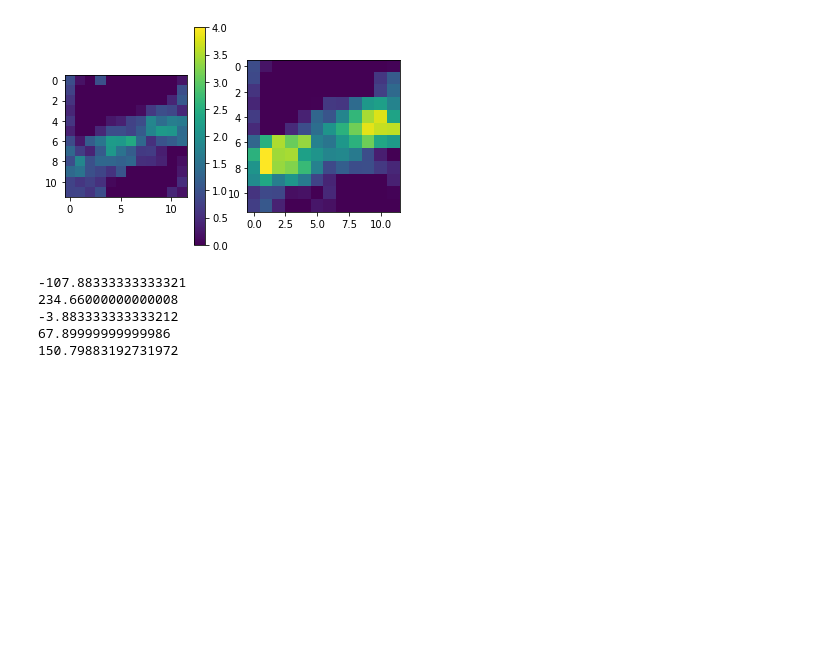
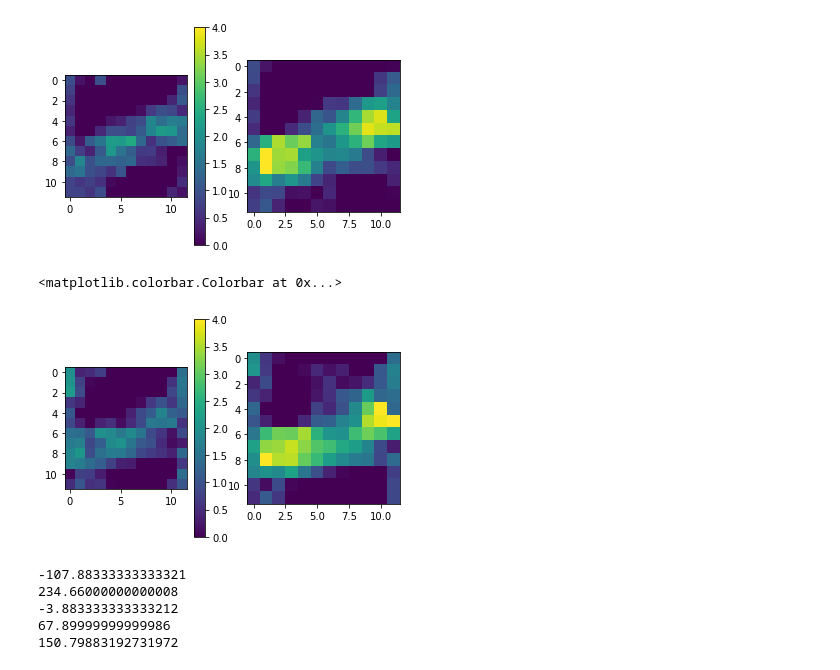
Before and after one commit to ccli3896/RLWorms, a Jupyter notebook: 12_01_dropoutmodel/checkingScript.ipynb, the cells around one changed output. Saved outputs shown, nothing was run; the diff lists cells and outputs as text; code cells hidden in the pictures; blank space fills up the shorter version.

```diff
--- a/12_01_dropoutmodel/checkingScript.ipynb
+++ b/12_01_dropoutmodel/checkingScript.ipynb
@@ -61,6 +72,14 @@ plt.colorbar(img,ax=ax[0])
 # %% [output]
 <matplotlib.colorbar.Colorbar at 0x...>
 [figure]
+# %%
+fig,ax = plt.subplots(1,2)
+for i in range(2):
+    img = ax[i].imshow(testag.Qtab[:,i].reshape(12,12),vmin=0,vmax=4)
+plt.colorbar(img,ax=ax[0])
+# %% [output]
+<matplotlib.colorbar.Colorbar at 0x...>
+[figure, added]
 # %%
 for i in range(5):
     with open('./Data/Reals18-12-15-00/realworm_'+str(i)+'_eval_start.pkl','rb') as f:
```
Also changed, not shown: parts of 7 cells of this notebook, 22 other files.
